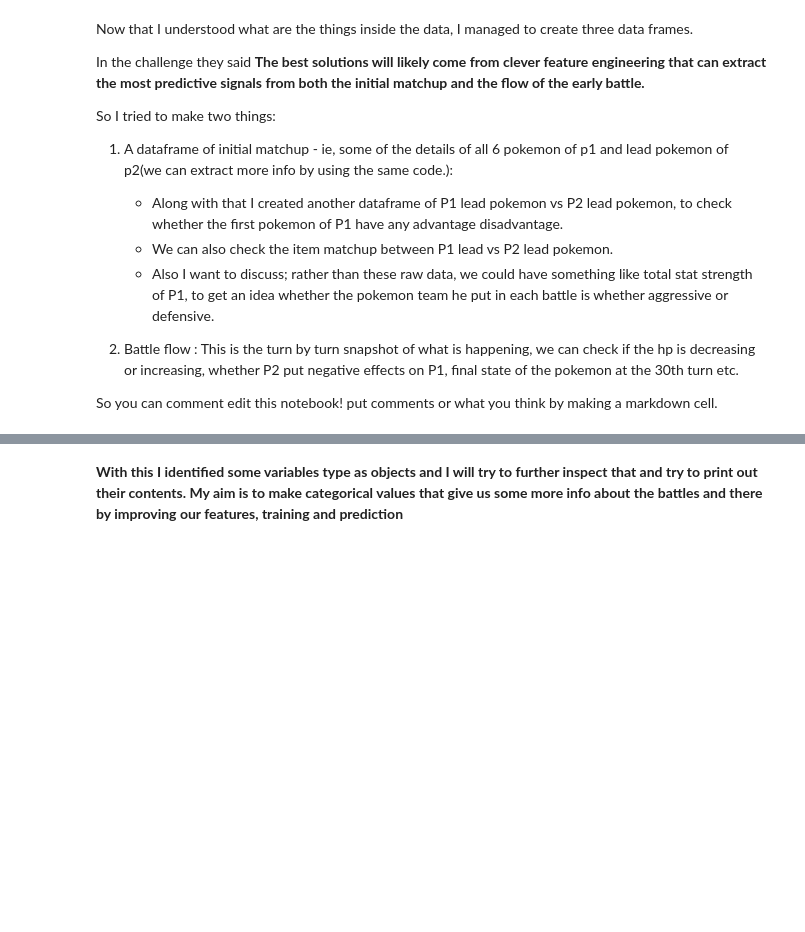
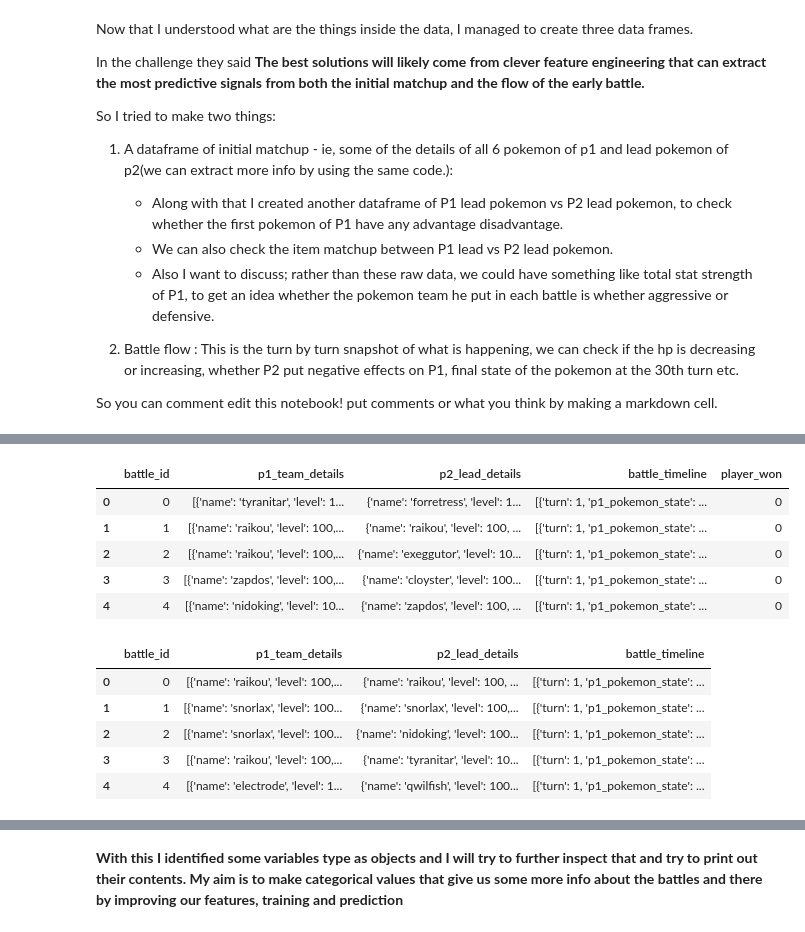
Before and after one commit to ZebNye/FDS-Pokemon, a Jupyter notebook: notebookd-j.ipynb, the cells around one changed output, grey strips where cells are left out. Drawn from its saved outputs; the diff is of its cells as text; code cells hidden in the pictures; blank space fills up the shorter version.

```diff
--- a/notebookd-j.ipynb
+++ b/notebookd-j.ipynb
@@ -203,21 +239,31 @@ FileNotFoundError: [Errno 2] No such file or directory: '/kaggle/input/competiti
 # %%
 # Using pandas to load the train and test
-'''
 import json
 import pandas as pd
 from pathlib import Path
 
-train_file_path = '/kaggle/input/competitions/fds-pokemon-battles-prediction-2026/train.jsonl'
-test_file_path = '/kaggle/input/competitions/fds-pokemon-battles-prediction-2026/test.jsonl'
+train_file_path = 'data/train.jsonl'
+test_file_path = 'data/test.jsonl'
 
 
 df_train = pd.read_json(train_file_path, lines=True)
 
 df_test = pd.read_json(test_file_path, lines = True)
 
 
 display(df_train.head(5))
 display(df_test.head(5))
-
-'''
+# %% [output]
+|  | battle_id | p1_team_details | p2_lead_details | battle_timeline | player_won |
+| 0 | 0 | [{'name': 'tyranitar', 'level': 1... | {'name': 'forretress', 'level': 1... | [{'turn': 1, 'p1_pokemon_state': ... | 0 |
+| 1 | 1 | [{'name': 'raikou', 'level': 100,... | {'name': 'raikou', 'level': 100, ... | [{'turn': 1, 'p1_pokemon_state': ... | 0 |
+| 2 | 2 | [{'name': 'raikou', 'level': 100,... | {'name': 'exeggutor', 'level': 10... | [{'turn': 1, 'p1_pokemon_state': ... | 0 |
+| 3 | 3 | [{'name': 'zapdos', 'level': 100,... | {'name': 'cloyster', 'level': 100... | [{'turn': 1, 'p1_pokemon_state': ... | 0 |
+| 4 | 4 | [{'name': 'nidoking', 'level': 10... | {'name': 'zapdos', 'level': 100, ... | [{'turn': 1, 'p1_pokemon_state': ... | 0 |
+|  | battle_id | p1_team_details | p2_lead_details | battle_timeline |
+| 0 | 0 | [{'name': 'raikou', 'level': 100,... | {'name': 'raikou', 'level': 100, ... | [{'turn': 1, 'p1_pokemon_state': ... |
+| 1 | 1 | [{'name': 'snorlax', 'level': 100... | {'name': 'snorlax', 'level': 100,... | [{'turn': 1, 'p1_pokemon_state': ... |
+| 2 | 2 | [{'name': 'snorlax', 'level': 100... | {'name': 'nidoking', 'level': 100... | [{'turn': 1, 'p1_pokemon_state': ... |
+| 3 | 3 | [{'name': 'raikou', 'level': 100,... | {'name': 'tyranitar', 'level': 10... | [{'turn': 1, 'p1_pokemon_state': ... |
+| 4 | 4 | [{'name': 'electrode', 'level': 1... | {'name': 'qwilfish', 'level': 100... | [{'turn': 1, 'p1_pokemon_state': ... |
 # %%
```
Also changed, not shown: parts of 26 cells of this notebook, 1 other file.
